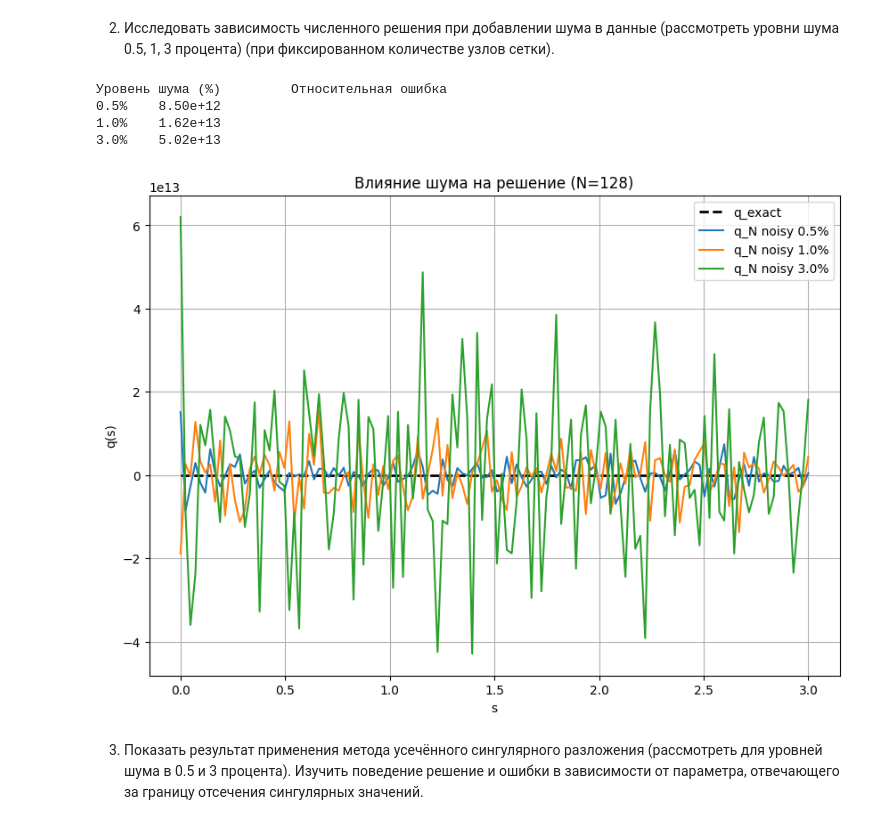
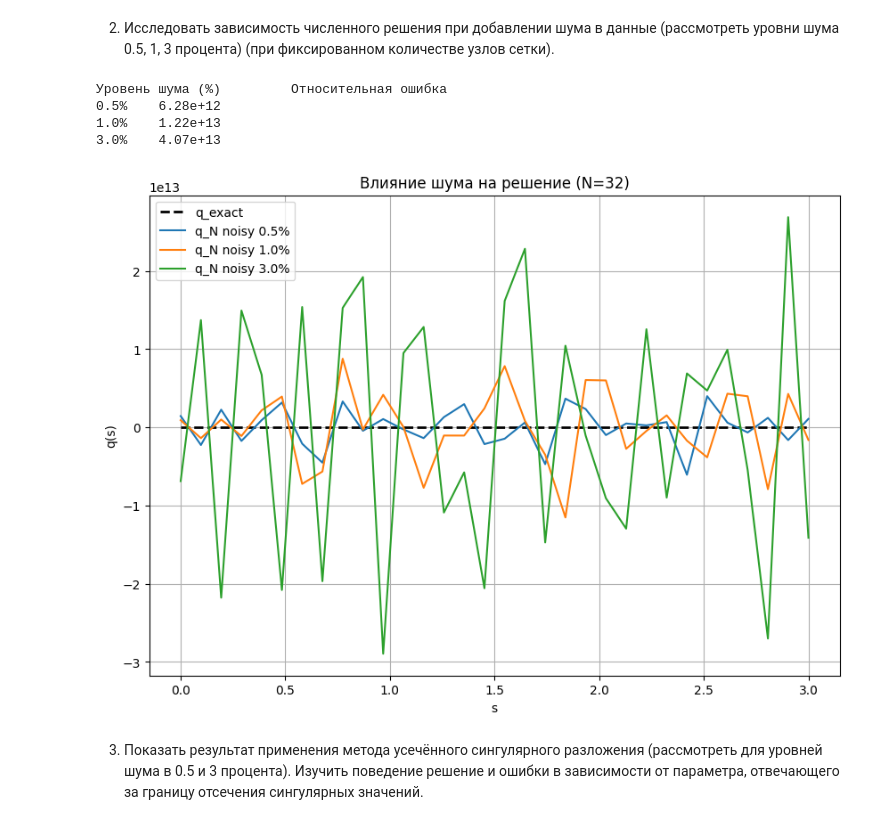
Before and after one commit to 19Eliza/NumericalMethods, a Jupyter notebook: FredholmEquation/main.ipynb, the cells around one changed output. Cells and saved outputs as stored; diff of their text form; code cells hidden in the pictures.

```diff
--- a/FredholmEquation/main.ipynb
+++ b/FredholmEquation/main.ipynb
@@ -108,7 +108,7 @@ plt.ylabel("relative error")
 plt.show()
 
 
-N_plot = [8]
+N_plot = [32]
 plt.figure(figsize=(10, 7))
 for N in N_plot:
     s_grid, qN = solutions[N]
@@ -234,7 +234,7 @@ N,      error,  cond
 2. Исследовать зависимость численного решения при добавлении шума в данные (рассмотреть уровни шума 0.5, 1, 3 процента) (при фиксированном количестве узлов сетки).
 # %%
 
-N_noise = 128
+N_noise = 32
 
 noise_levels = [0.005, 0.01, 0.03]  # 0.5%, 1%, 3%
 
@@ -252,37 +252,37 @@ U, svals, Vt = la.svd(A, full_matrices=False)
 # s_inv = np.array([1/s if s > bound else 0 for s in svals]) # TSVD
 
 s_inv = np.array([1/s for s in svals]) # SVD
 
 
 print("Уровень шума (%) \t Относительная ошибка")
 np.random.seed(0)
 solutions_noisy = {}
 for delta in noise_levels:
     alpha = np.random.rand(N_noise)
     f_noisy = f_exact + delta * alpha
     qN_noisy = Vt.T @ (s_inv * (U.T @ f_noisy))
     solutions_noisy[delta] = qN_noisy
 
     err = la.norm(qN_noisy - q_exact(s_grid)) / la.norm(q_exact(s_grid))
     print(f"{delta*100:.1f}%\t{err:.2e}")
 
 
 plt.figure(figsize=(10,7))
 plt.plot(s_grid, q_exact(s_grid), 'k--', linewidth=2, label="q_exact")
 for nl, qN_noisy in solutions_noisy.items():
     plt.plot(s_grid, qN_noisy, label=f"q_N noisy {nl*100:.1f}%")
 plt.xlabel("s")
 plt.ylabel("q(s)")
 plt.title(f"Влияние шума на решение (N={N_noise})")
 plt.grid(True)
 plt.legend()
 plt.show()
 # %% [output]
 Уровень шума (%)         Относительная ошибка
-0.5%    8.50e+12
-1.0%    1.62e+13
-3.0%    5.02e+13
+0.5%    6.28e+12
+1.0%    1.22e+13
+3.0%    4.07e+13
-[figure, old version]
+[figure, new version]
 # %% [markdown]
 3. Показать результат применения метода усечённого сингулярного разложения (рассмотреть для уровней шума в 0.5 и 3 процента). Изучить поведение решение и ошибки в зависимости от параметра, отвечающего за границу отсечения сингулярных значений.
 # %%
```
Also changed, not shown: parts of 5 cells of this notebook.
